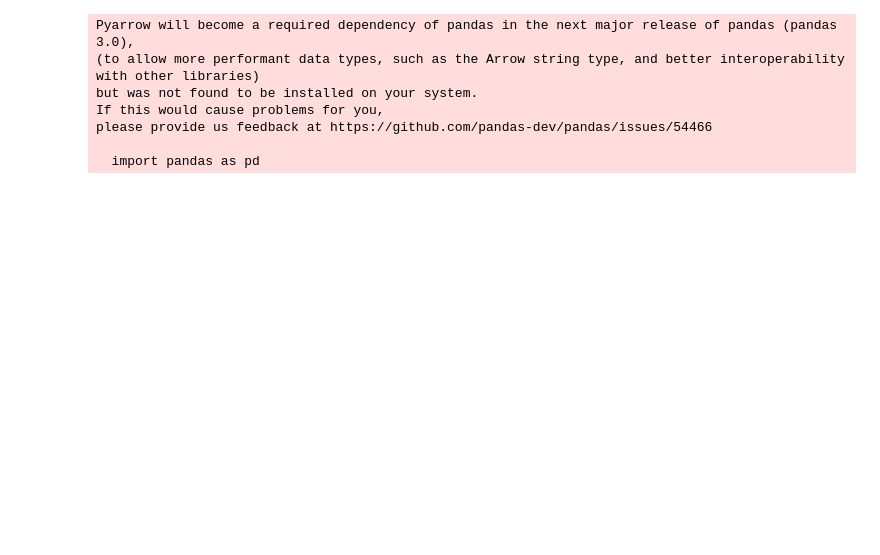
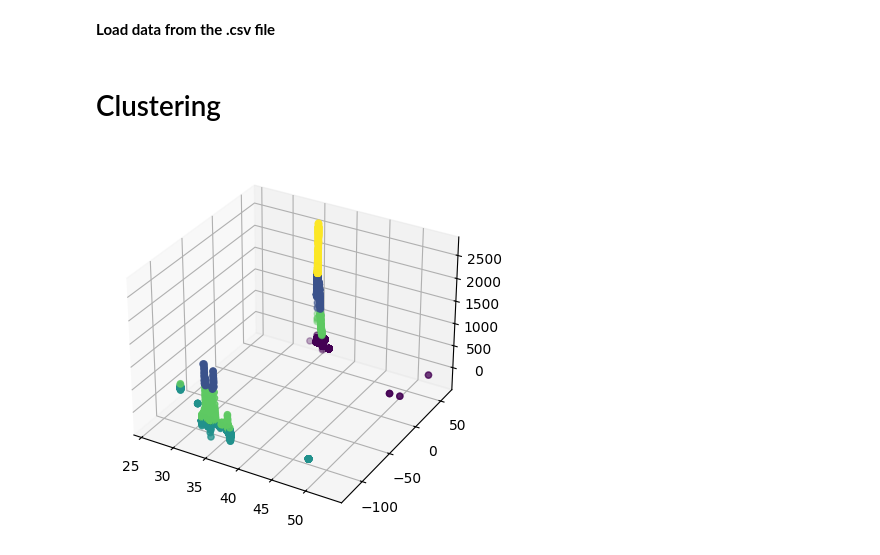
Before and after one commit to celienbonhomme/AI_project2, a Jupyter notebook: src/exo1.ipynb, the cells around one changed output. Drawn from its saved outputs; the diff is of its cells as text; code cells hidden in the pictures; blank space fills up the shorter version.

```diff
--- a/src/exo1.ipynb
+++ b/src/exo1.ipynb
@@ -3,37 +9,32 @@
 # %%
-import json
-import pandas as pd
+# import json
+# import pandas as pd
 
-with open('../data/concatenated_data.txt', 'r', encoding='latin-1') as file:
-    lines = file.readlines()
+# with open('../data/all_data.txt', 'r', encoding='latin-1') as file:
+#     lines = file.readlines()
 
-latitudes = []
-longitudes = []
-altitudes = []
+# latitudes = []
+# longitudes = []
+# altitudes = []
 
-for idx, line in enumerate(lines):
-    try:
-        data = json.loads(line)
-        if not isinstance(data, dict):
-            continue
-    except Exception as e:
-        continue
+# for idx, line in enumerate(lines):
+#     try:
+#         data = json.loads(line)
+#         if not isinstance(data, dict):
+#             continue
+#     except Exception as e:
+#         continue
 
-    if 'Location' in data:
-        data_location = data['Location']
-        latitudes.append(data_location['Latitude'])
-        longitudes.append(data_location['Longtitude'])
-        altitudes.append(data_location['Altitude'])
+#     if 'Location' in data:
+#         data_location = data['Location']
+#         latitudes.append(data_location['Latitude'])
+#         longitudes.append(data_location['Longtitude'])
+#         altitudes.append(data_location['Altitude'])
 
-df_locations = pd.DataFrame({"Latitude": latitudes, "Longitude": longitudes, "Altitude": altitudes})
+# df_locations = pd.DataFrame({"Latitude": latitudes, "Longitude": longitudes, "Altitude": altitudes})
+# df_locations.drop_duplicates(inplace=True)
 
-df_locations.to_csv("../data/locations.csv", index=False)
+# df_locations.to_csv("../data/locations.csv", index=False)
-# %% [output]
-Pyarrow will become a required dependency of pandas in the next major release of pandas (pandas 3.0),
-(to allow more performant data types, such as the Arrow string type, and better interoperability with other libraries)
-but was not found to be installed on your system.
-If this would cause problems for you,
-please provide us feedback at https://github.com/pandas-dev/pandas/issues/54466
-
-  import pandas as pd
+# %% [markdown]
+**Load data from the .csv file**
 # %%
@@ -40 +42,3 @@ please provide us feedback at https://github.com/pandas-dev/pandas/issues/54466
 df_locations = pd.read_csv("../data/locations.csv")
+# %% [markdown]
+# Clustering
@@ -40,0 +62,14 @@ df_locations = pd.read_csv("../data/locations.csv")
+# %%
+from sklearn.cluster import KMeans
+import matplotlib.pyplot as plt
+
+kmeans = KMeans(n_clusters=5)
+kmeans.fit(df_locations)
+df_locations['Cluster'] = kmeans.predict(df_locations)
+
+fig = plt.figure()
+ax = fig.add_subplot(111, projection='3d')
+ax.scatter(df_locations['Latitude'], df_locations['Longitude'], df_locations['Altitude'], c=df_locations['Cluster'])
+plt.show()
+# %% [output]
+[figure, added]
```
Also changed, not shown: parts of 7 cells of this notebook.
